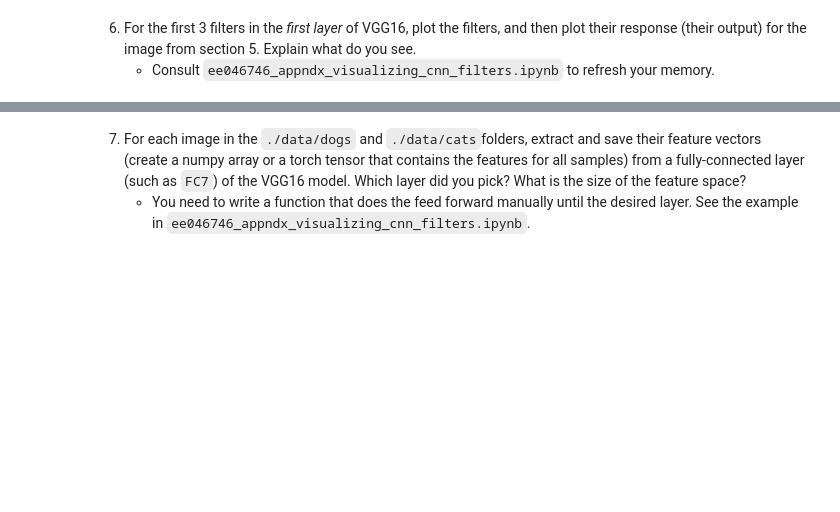
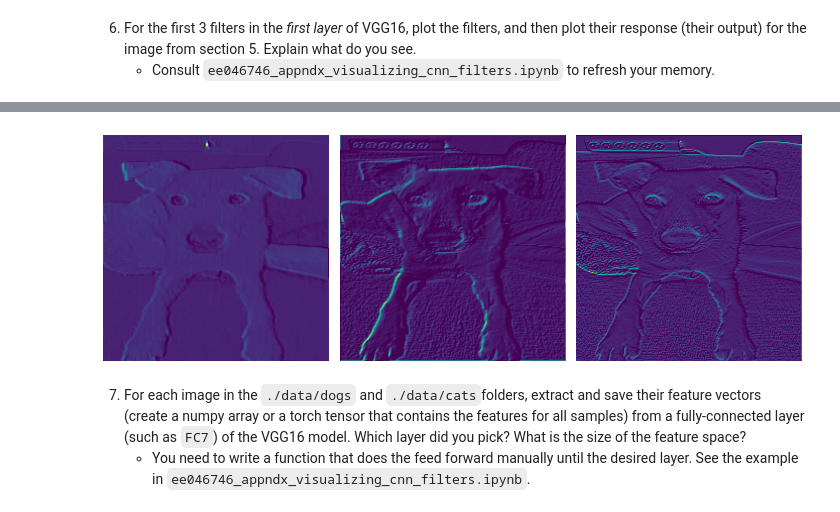
Before and after one commit to DariaHasin/cv-course, a Jupyter notebook: HW1 - Classification/ee046746_hw1_classification.ipynb, the cells around one changed output, grey strips where cells are left out. Saved outputs shown, nothing was run; the diff lists cells and outputs as text; code cells hidden in the pictures; blank space fills up the shorter version.

```diff
--- a/HW1 - Classification/ee046746_hw1_classification.ipynb
+++ b/HW1 - Classification/ee046746_hw1_classification.ipynb
@@ -617,3 +744,7 @@ Second bird:  macaw
+# %%
+filter_outputs(tensor_img3, vgg16_nn, 0)
+# %% [output]
+[figure, added]
 # %% [markdown]
 7. For each image in the `./data/dogs` and `./data/cats`folders, extract and save their feature vectors (create a numpy array or a torch tensor that contains the features for all samples) from a fully-connected layer (such as `FC7`) of the VGG16 model. Which layer did you pick? What is the size of the feature space?
     * You need to write a function that does the feed forward manually until the desired layer. See the example in `ee046746_appndx_visualizing_cnn_filters.ipynb`.
```
Also changed, not shown: parts of 7 cells of this notebook.
